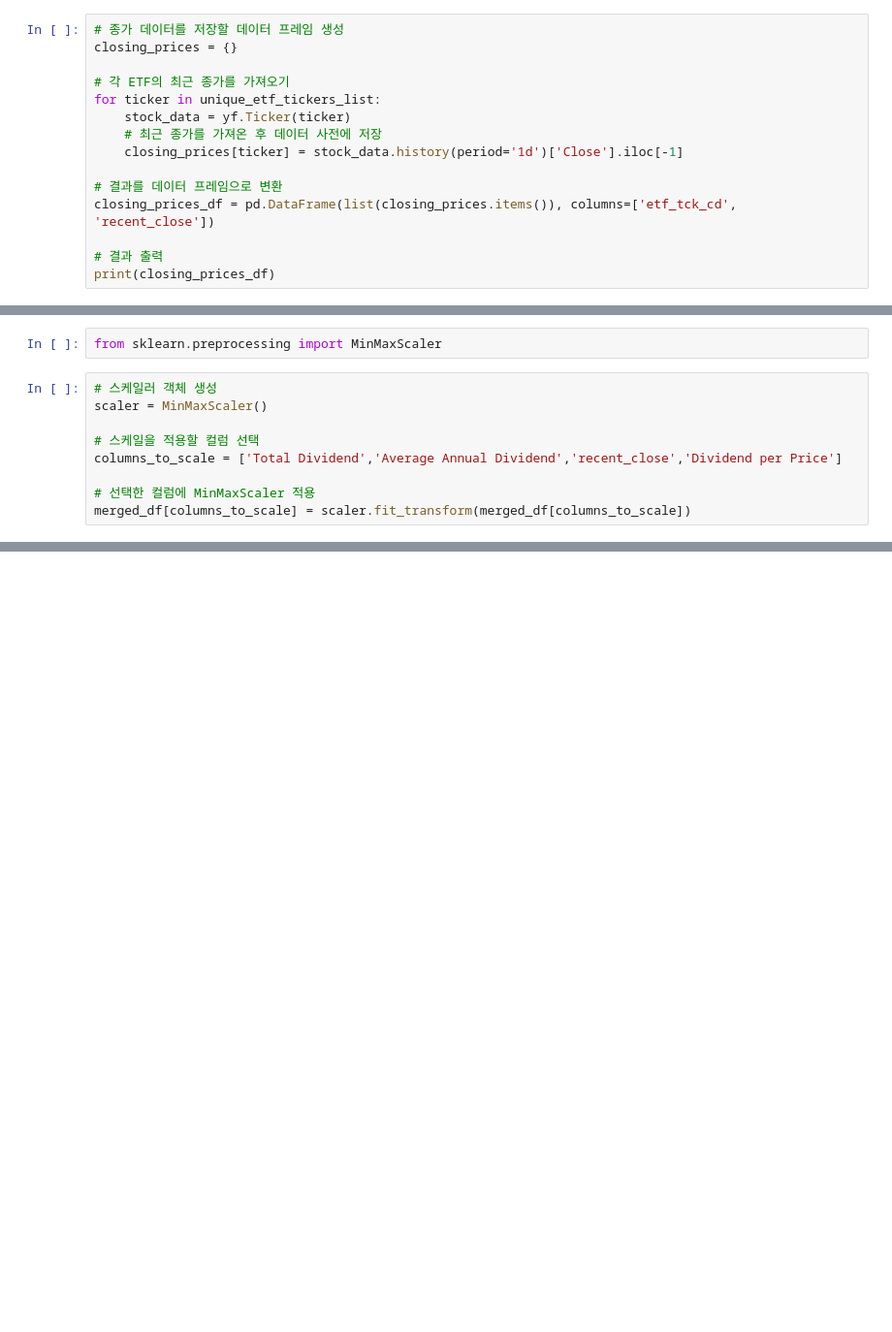
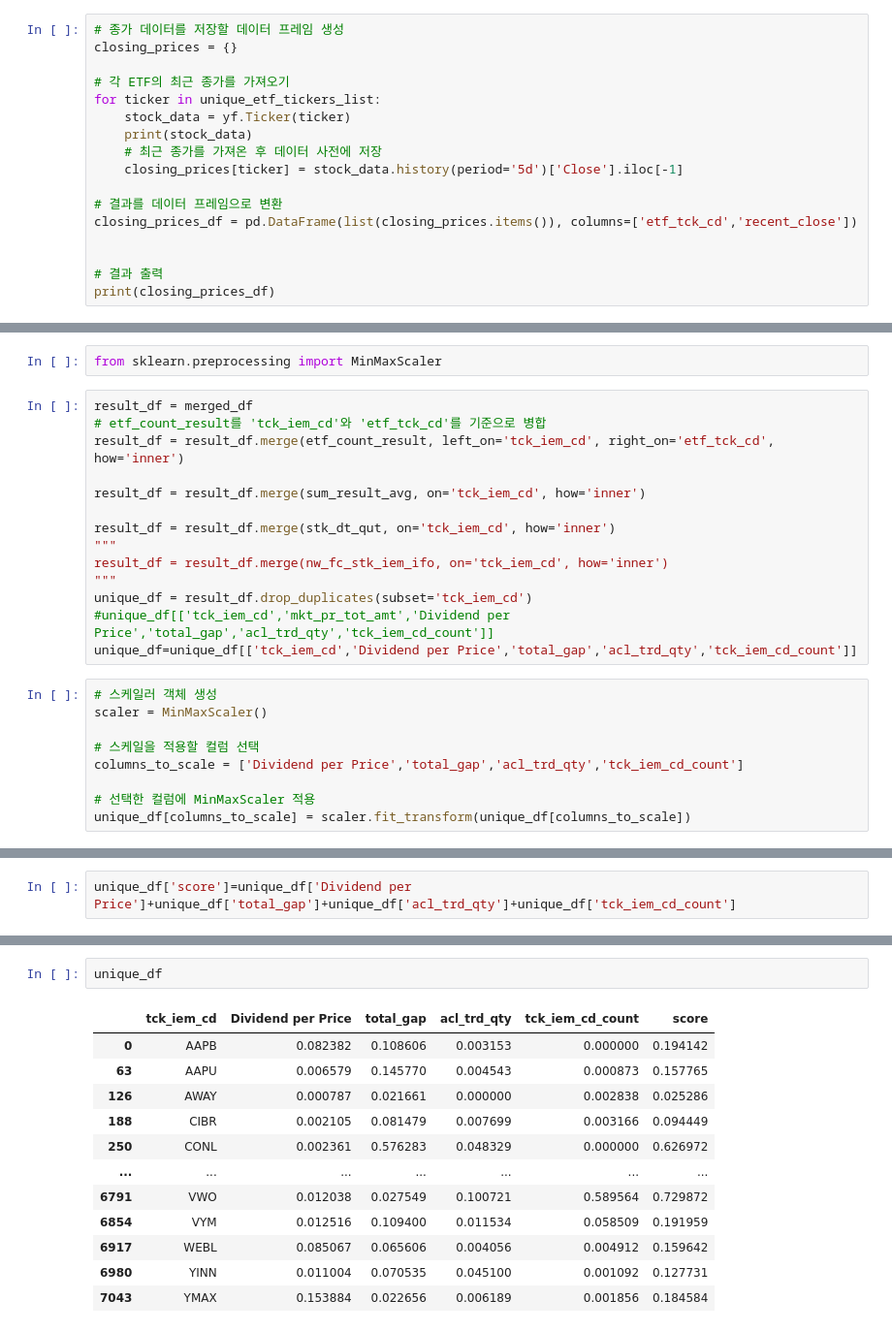
Before and after one commit to froggy-hyun/24NH_bigdata, a Jupyter notebook: code_main.ipynb, the cells around one changed output, grey strips where cells are left out. Shown at 97% size. Drawn from its saved outputs; the diff is of its cells as text; blank space fills up the shorter version.

```diff
--- a/code_main.ipynb
+++ b/code_main.ipynb
@@ -389,11 +411,13 @@ closing_prices = {}
 # 각 ETF의 최근 종가를 가져오기
 for ticker in unique_etf_tickers_list:
     stock_data = yf.Ticker(ticker)
+    print(stock_data)
     # 최근 종가를 가져온 후 데이터 사전에 저장
-    closing_prices[ticker] = stock_data.history(period='1d')['Close'].iloc[-1]
+    closing_prices[ticker] = stock_data.history(period='5d')['Close'].iloc[-1]
 
 # 결과를 데이터 프레임으로 변환
-closing_prices_df = pd.DataFrame(list(closing_prices.items()), columns=['etf_tck_cd', 'recent_close'])
+closing_prices_df = pd.DataFrame(list(closing_prices.items()), columns=['etf_tck_cd','recent_close'])
+
 
 # 결과 출력
 print(closing_prices_df)
@@ -597,12 +624,26 @@ Done!
 ### 박찬우
 # %%
 from sklearn.preprocessing import MinMaxScaler
+# %%
+result_df = merged_df
+# etf_count_result를 'tck_iem_cd'와 'etf_tck_cd'를 기준으로 병합
+result_df = result_df.merge(etf_count_result, left_on='tck_iem_cd', right_on='etf_tck_cd', how='inner')
+
+result_df = result_df.merge(sum_result_avg, on='tck_iem_cd', how='inner')
+
+result_df = result_df.merge(stk_dt_qut, on='tck_iem_cd', how='inner')
+"""
+result_df = result_df.merge(nw_fc_stk_iem_ifo, on='tck_iem_cd', how='inner')
+"""
+unique_df = result_df.drop_duplicates(subset='tck_iem_cd')
+#unique_df[['tck_iem_cd','mkt_pr_tot_amt','Dividend per Price','total_gap','acl_trd_qty','tck_iem_cd_count']]
+unique_df=unique_df[['tck_iem_cd','Dividend per Price','total_gap','acl_trd_qty','tck_iem_cd_count']]
 # %%
 # 스케일러 객체 생성
 scaler = MinMaxScaler()
 
 # 스케일을 적용할 컬럼 선택
-columns_to_scale = ['Total Dividend','Average Annual Dividend','recent_close','Dividend per Price']
+columns_to_scale = ['Dividend per Price','total_gap','acl_trd_qty','tck_iem_cd_count']
 
 # 선택한 컬럼에 MinMaxScaler 적용
-merged_df[columns_to_scale] = scaler.fit_transform(merged_df[columns_to_scale])
+unique_df[columns_to_scale] = scaler.fit_transform(unique_df[columns_to_scale])
@@ -626,0 +656,2 @@ merged_df
+# %%
+unique_df['score']=unique_df['Dividend per Price']+unique_df['total_gap']+unique_df['acl_trd_qty']+unique_df['tck_iem_cd_count']
@@ -626,0 +664,15 @@ merged_df
+# %%
+unique_df
+# %% [output]
+|  | tck_iem_cd | Dividend per Price | total_gap | acl_trd_qty | tck_iem_cd_count | score |
+| 0 | AAPB | 0.082382 | 0.108606 | 0.003153 | 0.000000 | 0.194142 |
+| 63 | AAPU | 0.006579 | 0.145770 | 0.004543 | 0.000873 | 0.157765 |
+| 126 | AWAY | 0.000787 | 0.021661 | 0.000000 | 0.002838 | 0.025286 |
+| 188 | CIBR | 0.002105 | 0.081479 | 0.007699 | 0.003166 | 0.094449 |
+| 250 | CONL | 0.002361 | 0.576283 | 0.048329 | 0.000000 | 0.626972 |
+| ... | ... | ... | ... | ... | ... | ... |
+| 6791 | VWO | 0.012038 | 0.027549 | 0.100721 | 0.589564 | 0.729872 |
+| 6854 | VYM | 0.012516 | 0.109400 | 0.011534 | 0.058509 | 0.191959 |
+| 6917 | WEBL | 0.085067 | 0.065606 | 0.004056 | 0.004912 | 0.159642 |
+| 6980 | YINN | 0.011004 | 0.070535 | 0.045100 | 0.001092 | 0.127731 |
+| 7043 | YMAX | 0.153884 | 0.022656 | 0.006189 | 0.001856 | 0.184584 |
```
Also changed, not shown: parts of 9 cells of this notebook.
